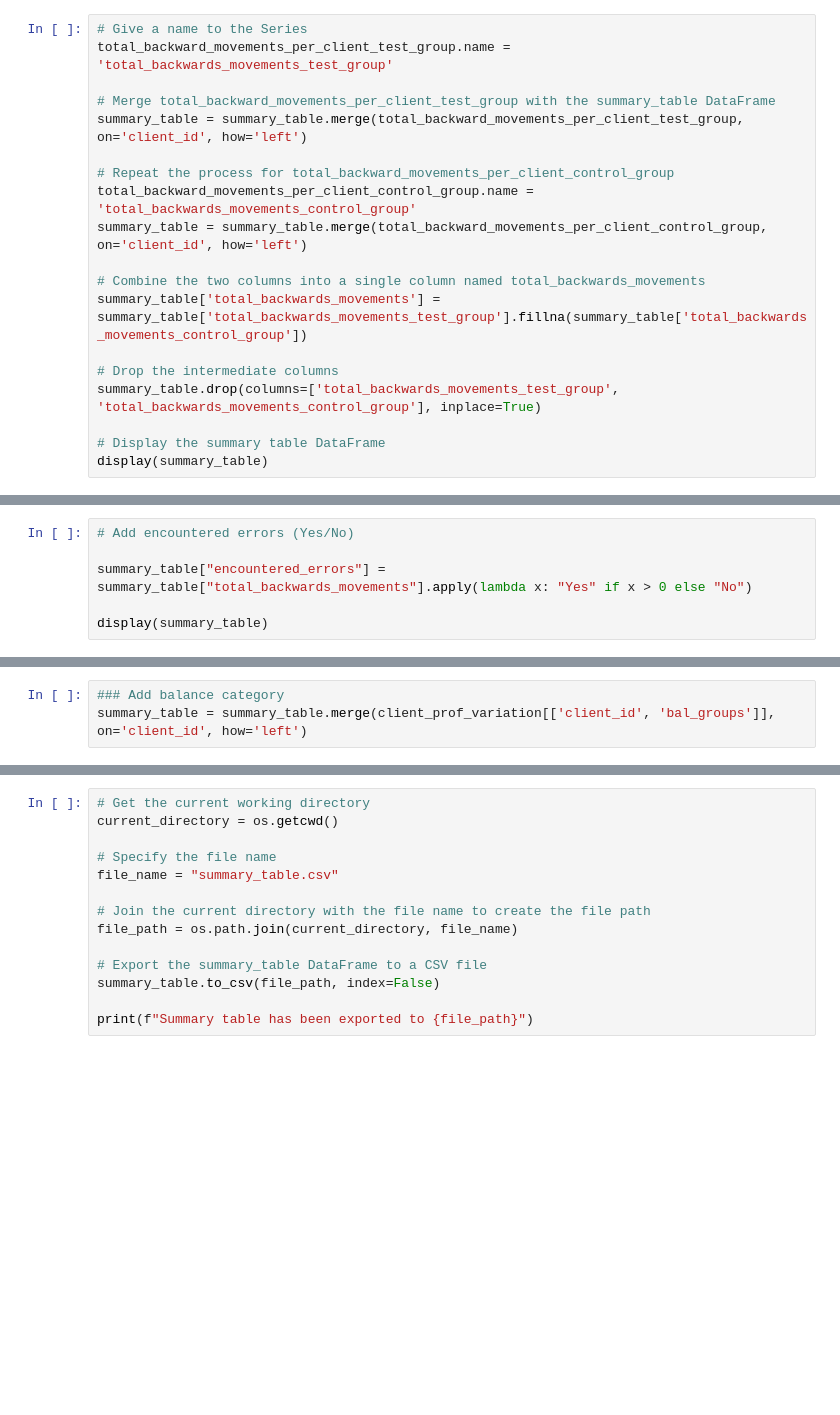
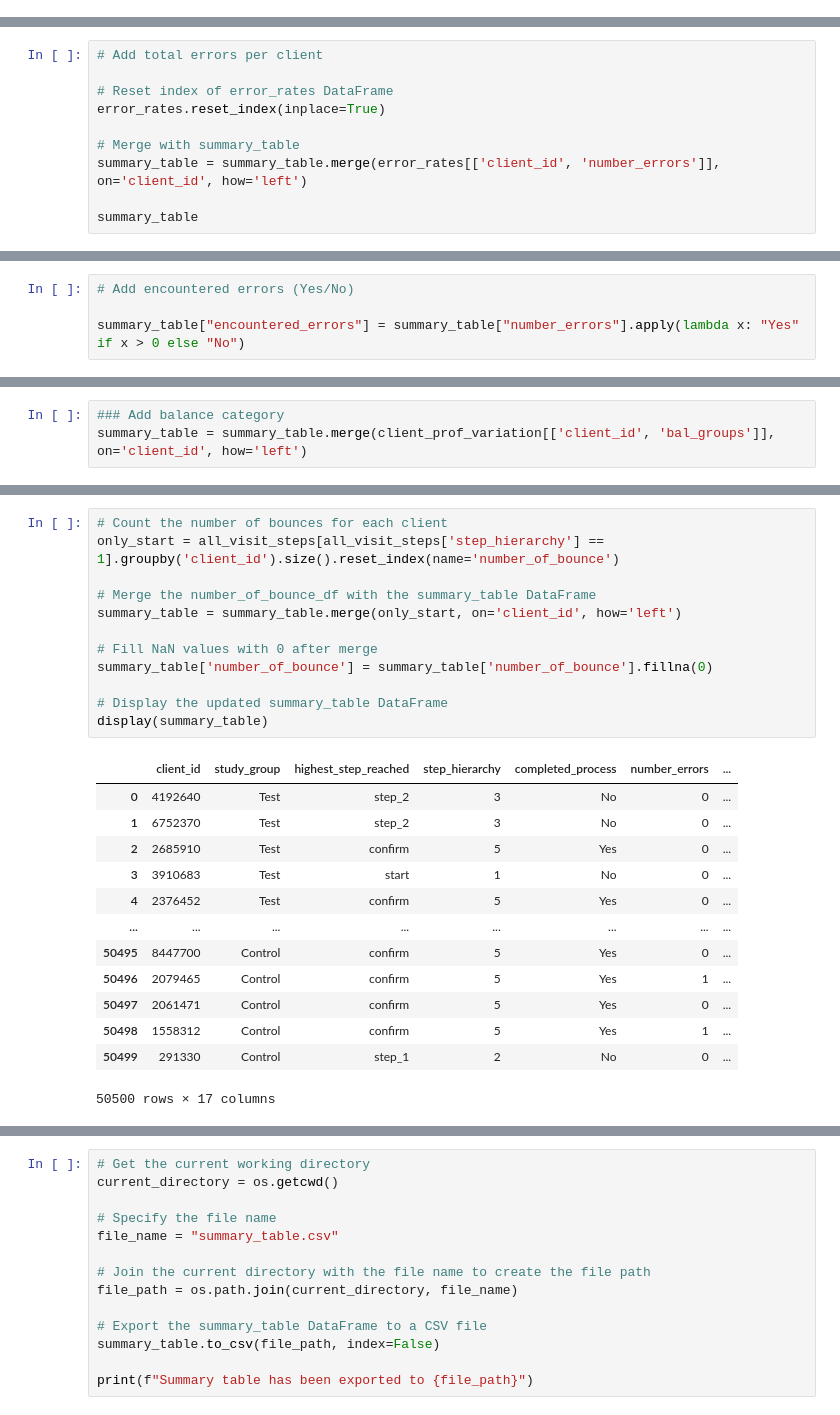
Before and after one commit to DarceeAnne/Vanguard_Investment_AB_Testing, a Jupyter notebook: Vanguard_Investment_AB_Testing.ipynb, the cells around one changed output, grey strips where cells are left out. Drawn from its saved outputs; the diff is of its cells as text; blank space fills up the shorter version.

```diff
--- a/Vanguard_Investment_AB_Testing.ipynb
+++ b/Vanguard_Investment_AB_Testing.ipynb
@@ -1413,19 +1524,0 @@ display(summary_table)
-# %%
-# Give a name to the Series
-total_backward_movements_per_client_test_group.name = 'total_backwards_movements_test_group'
-
-# Merge total_backward_movements_per_client_test_group with the summary_table DataFrame
-summary_table = summary_table.merge(total_backward_movements_per_client_test_group, on='client_id', how='left')
-
-# Repeat the process for total_backward_movements_per_client_control_group
-total_backward_movements_per_client_control_group.name = 'total_backwards_movements_control_group'
-summary_table = summary_table.merge(total_backward_movements_per_client_control_group, on='client_id', how='left')
-
-# Combine the two columns into a single column named total_backwards_movements
-summary_table['total_backwards_movements'] = summary_table['total_backwards_movements_test_group'].fillna(summary_table['total_backwards_movements_control_group'])
-
-# Drop the intermediate columns
-summary_table.drop(columns=['total_backwards_movements_test_group', 'total_backwards_movements_control_group'], inplace=True)
-
-# Display the summary table DataFrame
-display(summary_table)
@@ -1445,0 +1525,10 @@ display(summary_table)
+# %%
+# Add total errors per client
+
+# Reset index of error_rates DataFrame
+error_rates.reset_index(inplace=True)
+
+# Merge with summary_table
+summary_table = summary_table.merge(error_rates[['client_id', 'number_errors']], on='client_id', how='left')
+
+summary_table
@@ -1446,6 +1549,4 @@ display(summary_table)
 # %%
 # Add encountered errors (Yes/No)
 
-summary_table["encountered_errors"] = summary_table["total_backwards_movements"].apply(lambda x: "Yes" if x > 0 else "No")
-
-display(summary_table)
+summary_table["encountered_errors"] = summary_table["number_errors"].apply(lambda x: "Yes" if x > 0 else "No")
@@ -1608,0 +1603,26 @@ summary_table = summary_table.merge(client_prof_variation[['client_id', 'bal_gro
+# %%
+# Count the number of bounces for each client
+only_start = all_visit_steps[all_visit_steps['step_hierarchy'] == 1].groupby('client_id').size().reset_index(name='number_of_bounce')
+
+# Merge the number_of_bounce_df with the summary_table DataFrame
+summary_table = summary_table.merge(only_start, on='client_id', how='left')
+
+# Fill NaN values with 0 after merge
+summary_table['number_of_bounce'] = summary_table['number_of_bounce'].fillna(0)
+
+# Display the updated summary_table DataFrame
+display(summary_table)
+# %% [output]
+|  | client_id | study_group | highest_step_reached | step_hierarchy | completed_process | number_errors | ... |
+| 0 | 4192640 | Test | step_2 | 3 | No | 0 | ... |
+| 1 | 6752370 | Test | step_2 | 3 | No | 0 | ... |
+| 2 | 2685910 | Test | confirm | 5 | Yes | 0 | ... |
+| 3 | 3910683 | Test | start | 1 | No | 0 | ... |
+| 4 | 2376452 | Test | confirm | 5 | Yes | 0 | ... |
+| ... | ... | ... | ... | ... | ... | ... | ... |
+| 50495 | 8447700 | Control | confirm | 5 | Yes | 0 | ... |
+| 50496 | 2079465 | Control | confirm | 5 | Yes | 1 | ... |
+| 50497 | 2061471 | Control | confirm | 5 | Yes | 0 | ... |
+| 50498 | 1558312 | Control | confirm | 5 | Yes | 1 | ... |
+| 50499 | 291330 | Control | step_1 | 2 | No | 0 | ... |
+50500 rows × 17 columns
```
Also changed, not shown: parts of 48 cells of this notebook, 2 other files.
